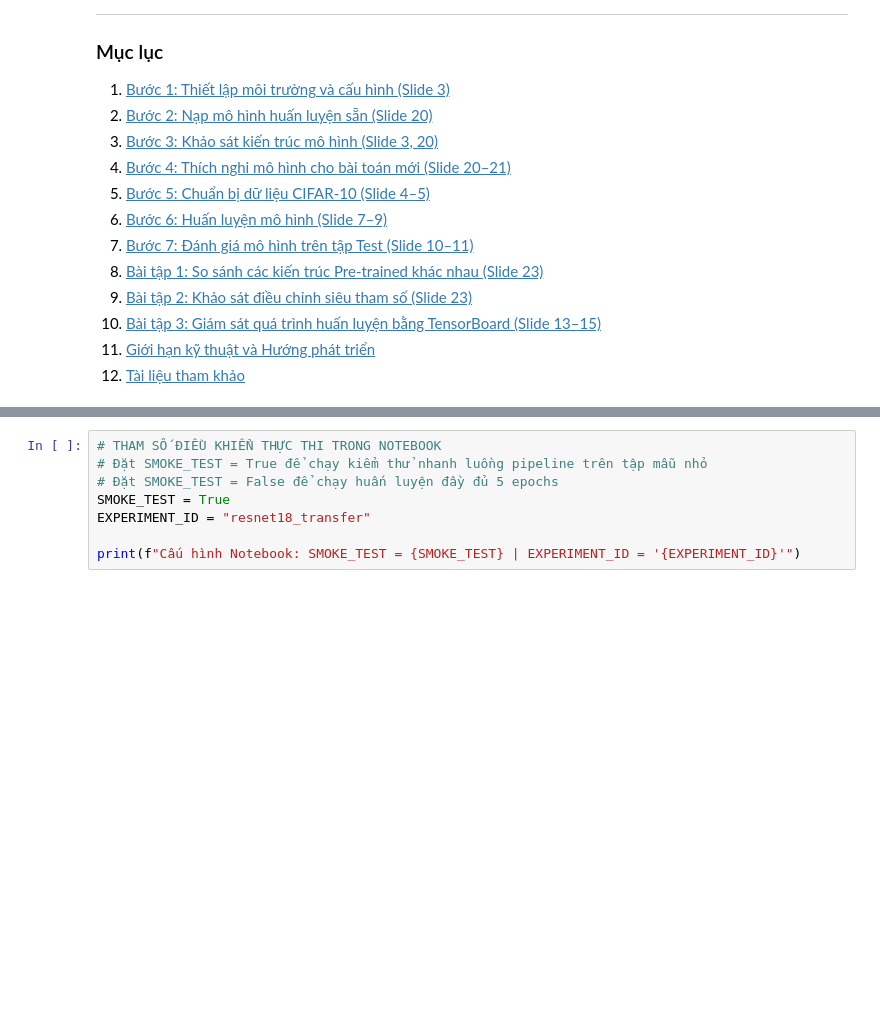
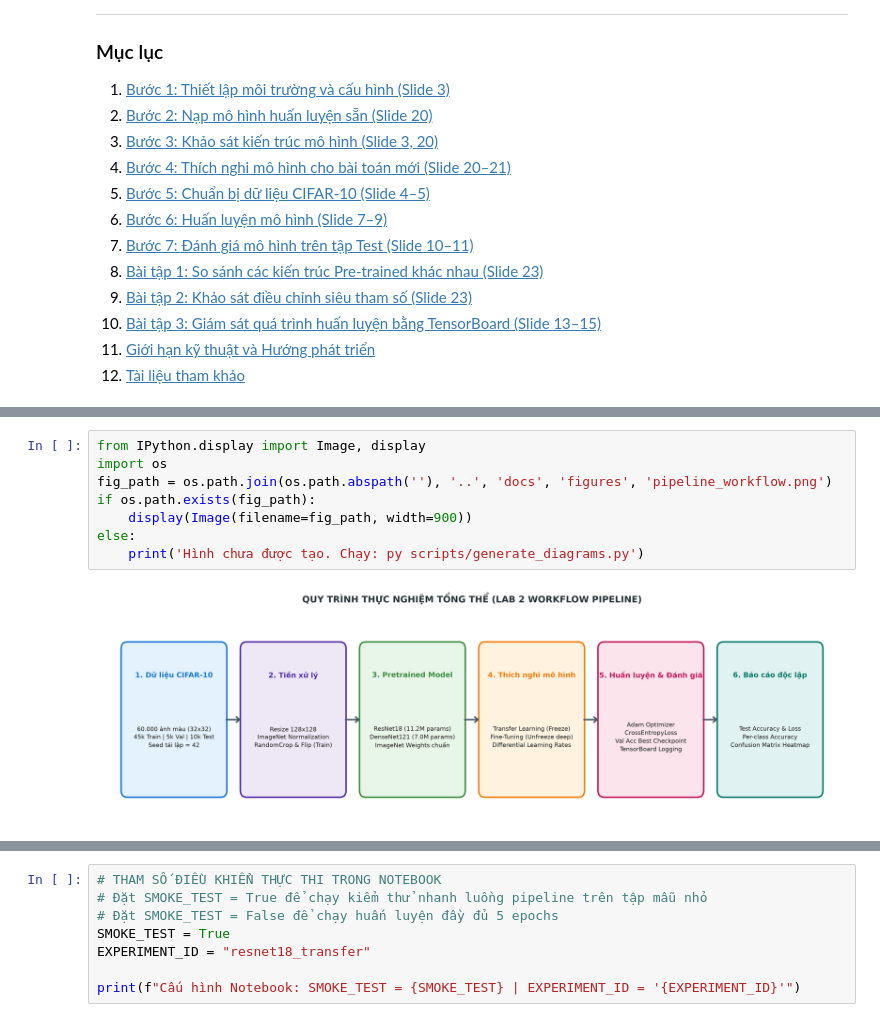
Before and after one commit to khanhlinh616/DL_Lab2_Nhom1, a Jupyter notebook: notebooks/Lab2_Practice2_Main.ipynb, the cells around one changed output, grey strips where cells are left out. Drawn from its saved outputs; the diff is of its cells as text; blank space fills up the shorter version.

Commit message:
refactor(notebooks): sanitize personal info and embed architectural diagrams

```diff
--- a/notebooks/Lab2_Practice2_Main.ipynb
+++ b/notebooks/Lab2_Practice2_Main.ipynb
@@ -40,3 +46,13 @@
+# %%
+from IPython.display import Image, display
+import os
+fig_path = os.path.join(os.path.abspath(''), '..', 'docs', 'figures', 'pipeline_workflow.png')
+if os.path.exists(fig_path):
+    display(Image(filename=fig_path, width=900))
+else:
+    print('Hình chưa được tạo. Chạy: py scripts/generate_diagrams.py')
+# %% [output]
+[figure, added]
 # %%
 # Thiết lập đường dẫn thư mục gốc dự án độc lập với môi trường chạy
 import os
```
Also changed, not shown: parts of 7 cells of this notebook, 6 other files.
